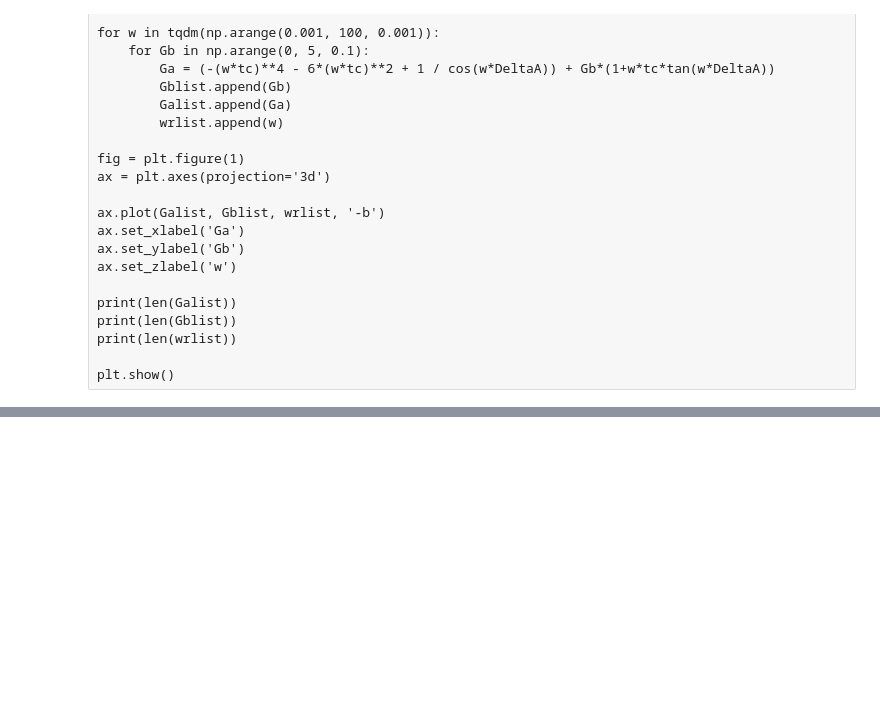
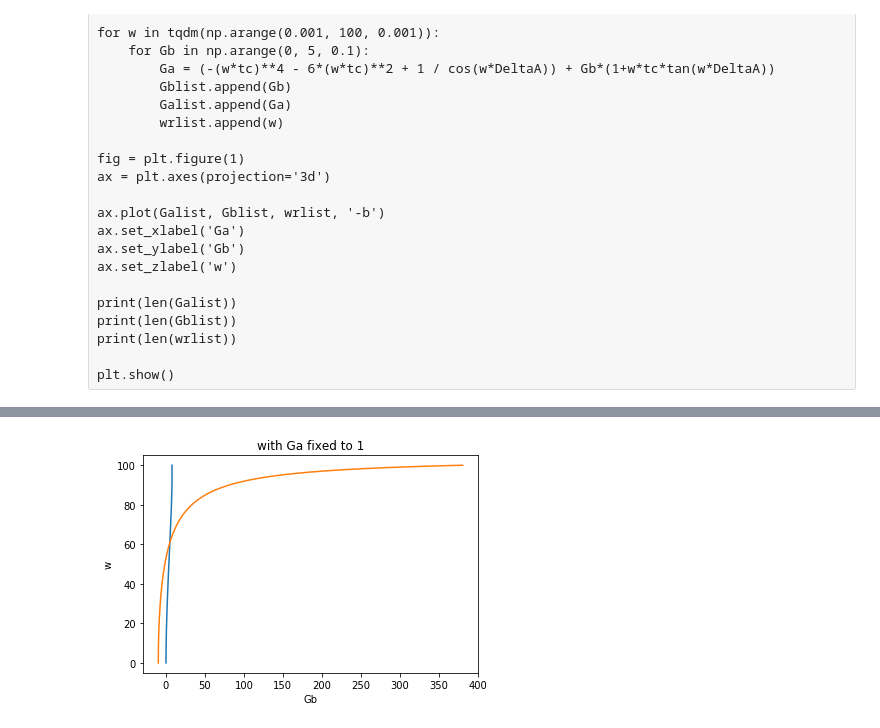
Before and after one commit to YacineOb/BasalGangliaModel2017, a Jupyter notebook: Diagram MsnThaLoop.ipynb, the cells around one changed output, grey strips where cells are left out. Cells and saved outputs as stored; diff of their text form; code cells hidden in the pictures; blank space fills up the shorter version.

```diff
--- a/Diagram MsnThaLoop.ipynb
+++ b/Diagram MsnThaLoop.ipynb
@@ -74,0 +83,9 @@ plt.show()
+# %%
+plt.plot(Galist, walist)
+plt.plot(Gbilist, wrilist)
+plt.xlabel('Gb')
+plt.ylabel('w')
+plt.title('with Ga fixed to 1')
+plt.show()
+# %% [output]
+[figure, added]
```
Also changed, not shown: parts of 3 cells of this notebook, 4 other files.
